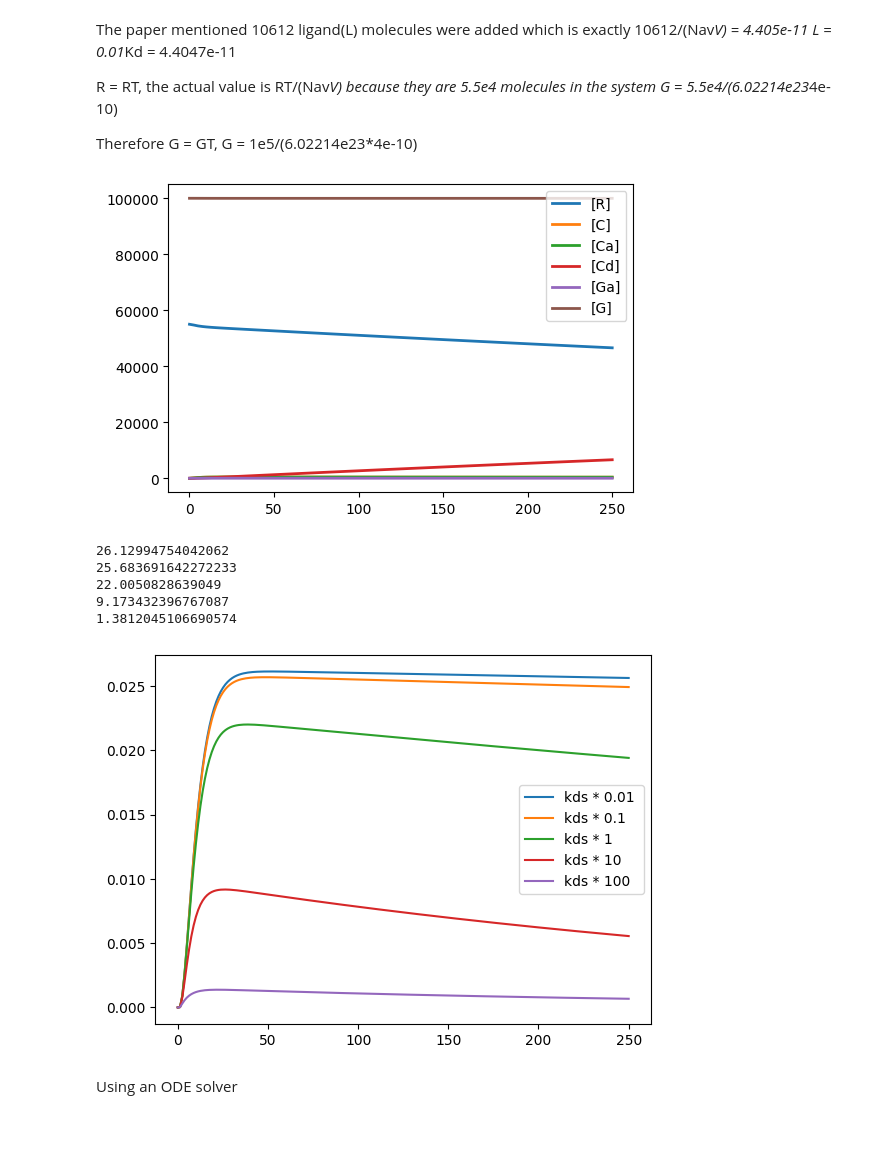
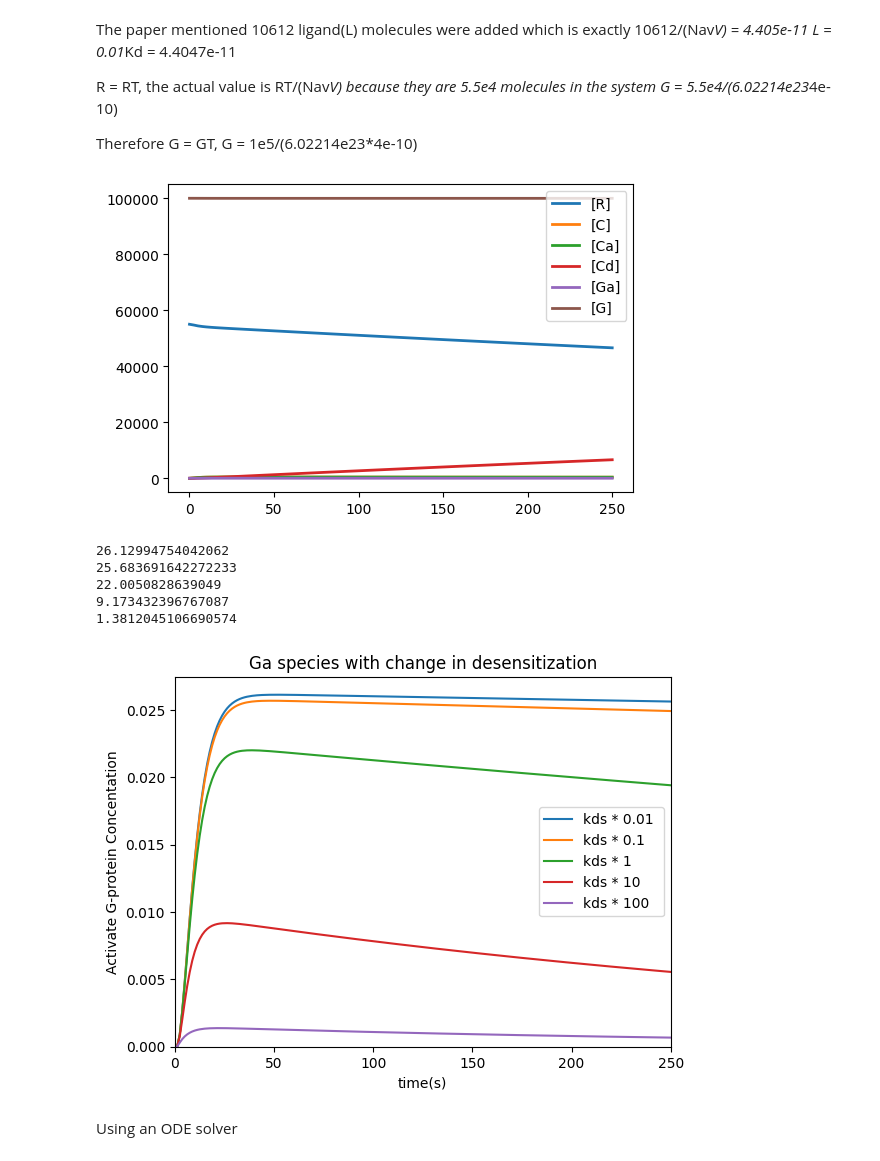
Before and after one commit to Ara101/Recapitulating-Shankaran2007-GPCR-model, a Jupyter notebook: GPCR_model/Shankaran_model.ipynb, the cells around one changed output. Cells and saved outputs as stored; diff of their text form; code cells hidden in the pictures; blank space fills up the shorter version.

```diff
--- a/GPCR_model/Shankaran_model.ipynb
+++ b/GPCR_model/Shankaran_model.ipynb
@@ -99,34 +99,39 @@ ki = 2e-1
 
 Nav = 6.022e23
 V = 4e-10
 RT = (5.5e4)
 GT = (1e5)
 
 at (time > 1): $L = 0.01*Kd
 """)
 shankaran_model_GPCR.resetToOrigin()
 GPCR_model = shankaran_model_GPCR.simulate(0,250,100)
 shankaran_model_GPCR.plot()
 
 shankaran_model_GPCR.resetAll()
 for i in [10**-2, 10**-1, 10**0, 10**1, 10**2]:
     shankaran_model_GPCR.resetToOrigin()
     shankaran_model_GPCR.kds = 0.065*i
     result = shankaran_model_GPCR.simulate(0, 250, 200,['time','Ga'])
     print(max(result[:,1]))
     plt.plot(result[:,0],result[:,1]/1000, label = 'kds * %s ' %i)
 
 
 plt.legend()
+plt.xlabel('time(s)')
+plt.ylabel('Activate G-protein Concentation')
+plt.title('Ga species with change in desensitization')
+plt.xlim([0, 250])
+plt.gca().set_ylim(bottom=0)
 plt.show()
 # %% [output]
 [figure]
 26.12994754042062
 25.683691642272233
 22.0050828639049
 9.173432396767087
 1.3812045106690574
-[figure, old version]
+[figure, new version]
 # %% [markdown]
 Using an ODE solver
 # %%
```
Also changed, not shown: parts of 1 cell of this notebook.
